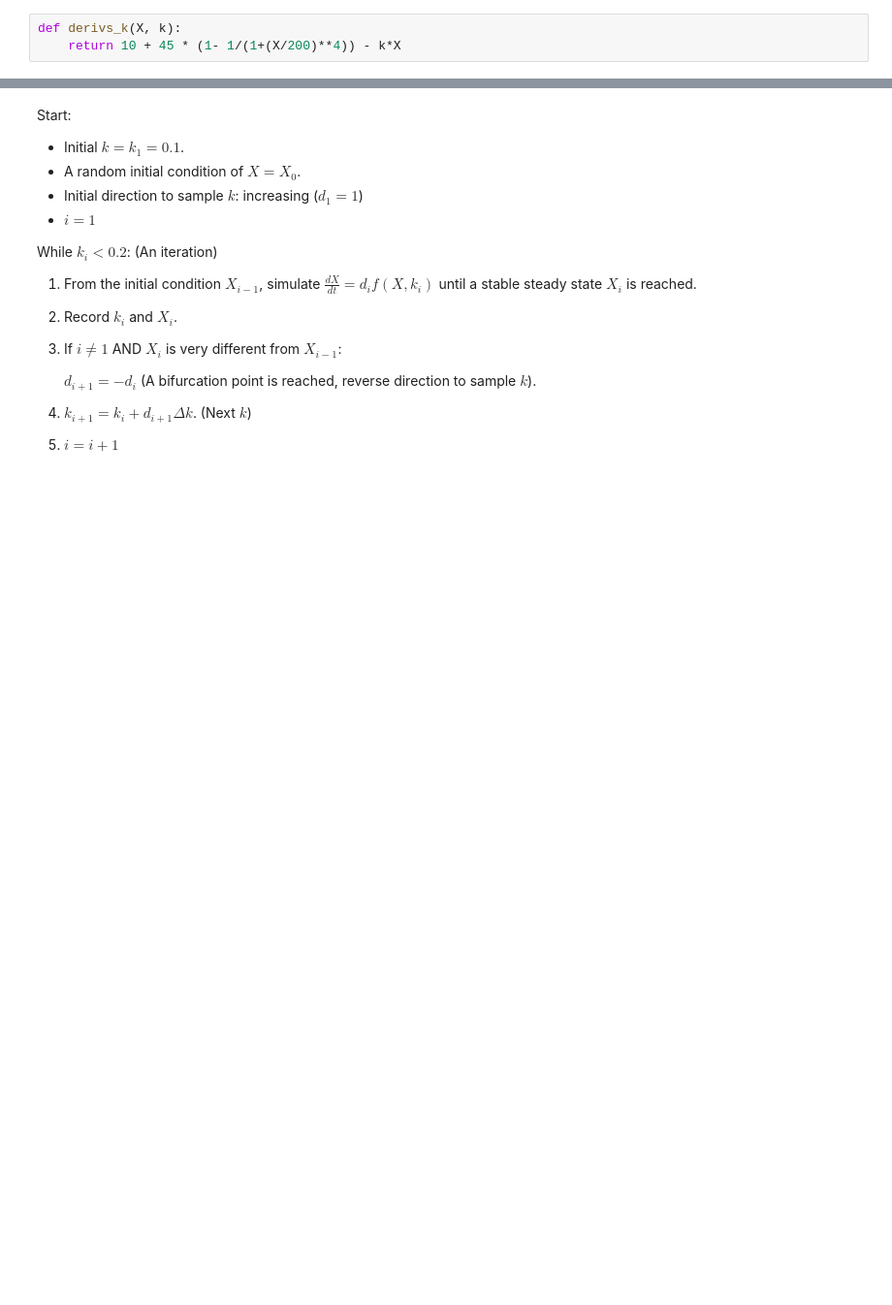
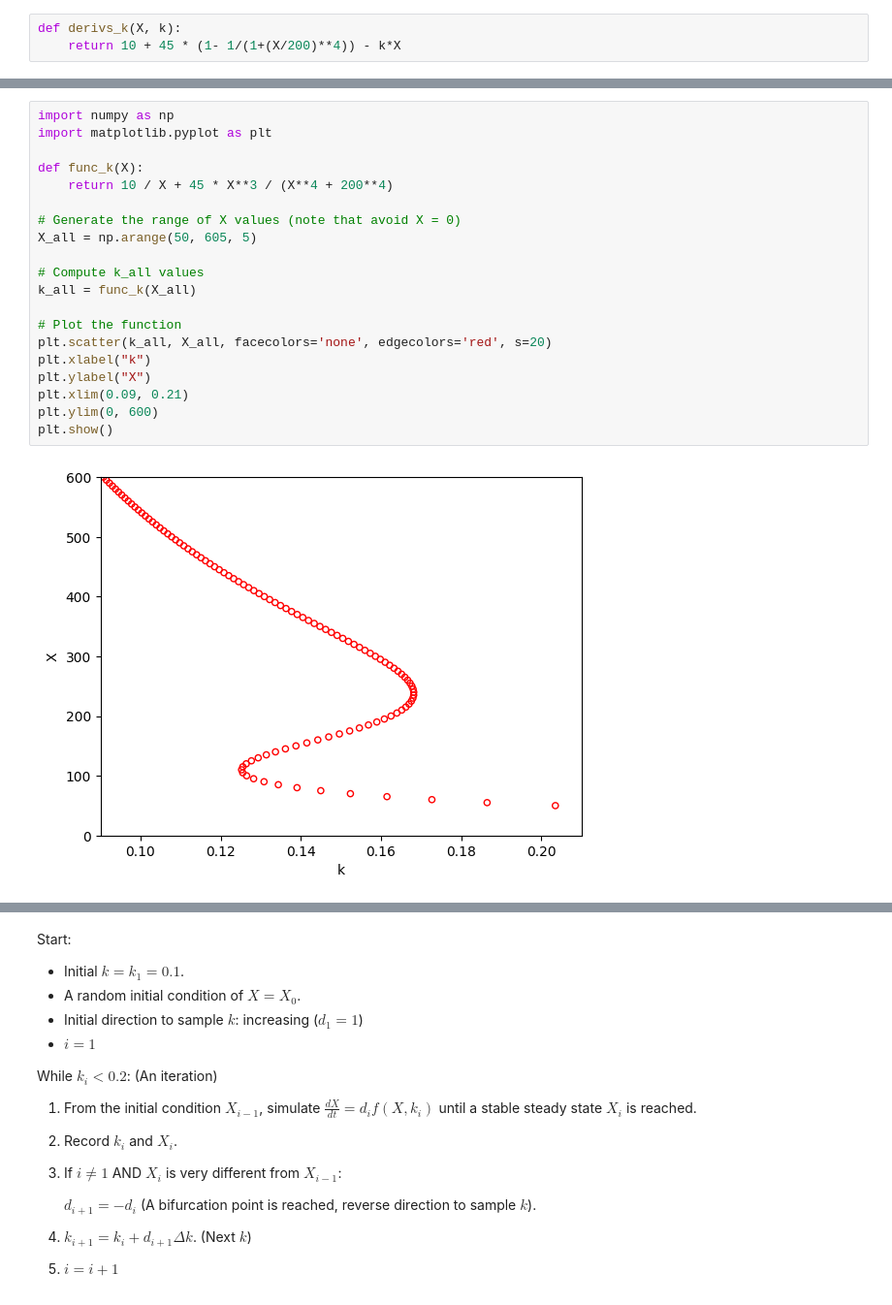
Before and after one commit to lusystemsbio/numericalR, a Jupyter notebook: extra/Python/02E.ipynb, the cells around one changed output, grey strips where cells are left out. Shown: that part at 97% size. Cells and saved outputs as stored; diff of their text form; blank space fills up the shorter version.

```diff
--- a/extra/Python/02E.ipynb
+++ b/extra/Python/02E.ipynb
@@ -14 +24,23 @@ def derivs_k(X, k):
+# %%
+import numpy as np
+import matplotlib.pyplot as plt
+
+def func_k(X):
+    return 10 / X + 45 * X**3 / (X**4 + 200**4)
+
+# Generate the range of X values (note that avoid X = 0)
+X_all = np.arange(50, 605, 5)
+
+# Compute k_all values
+k_all = func_k(X_all)
+
+# Plot the function
+plt.scatter(k_all, X_all, facecolors='none', edgecolors='red', s=20)
+plt.xlabel("k")
+plt.ylabel("X")
+plt.xlim(0.09, 0.21)
+plt.ylim(0, 600)
+plt.show()
+# %% [output]
+[figure, added]
 # %% [markdown]
```
Also changed, not shown: parts of 27 cells of this notebook, 11 other files.
